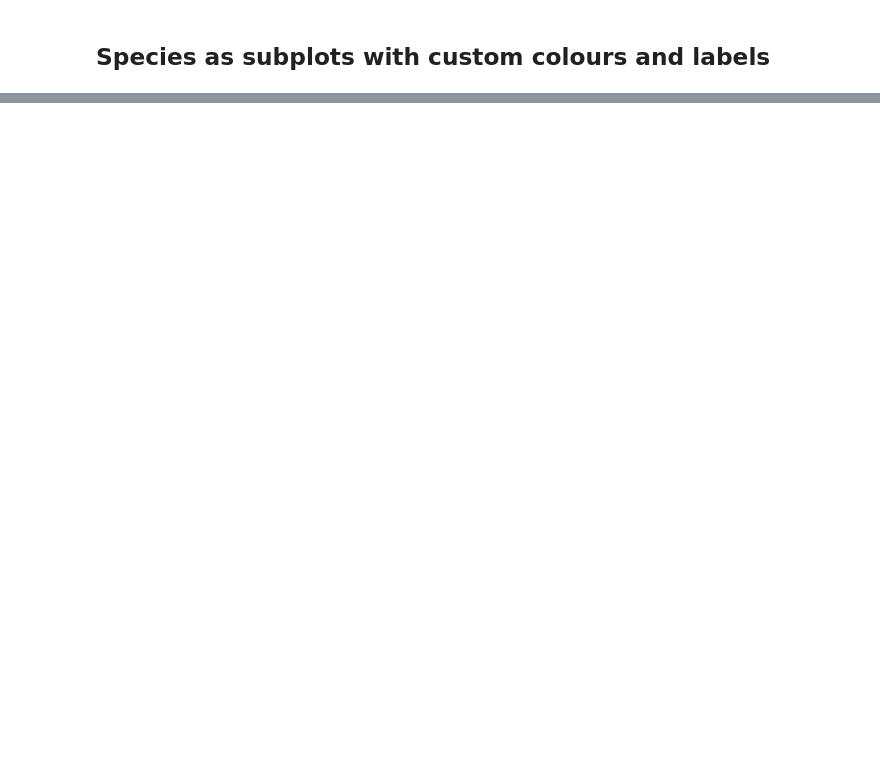
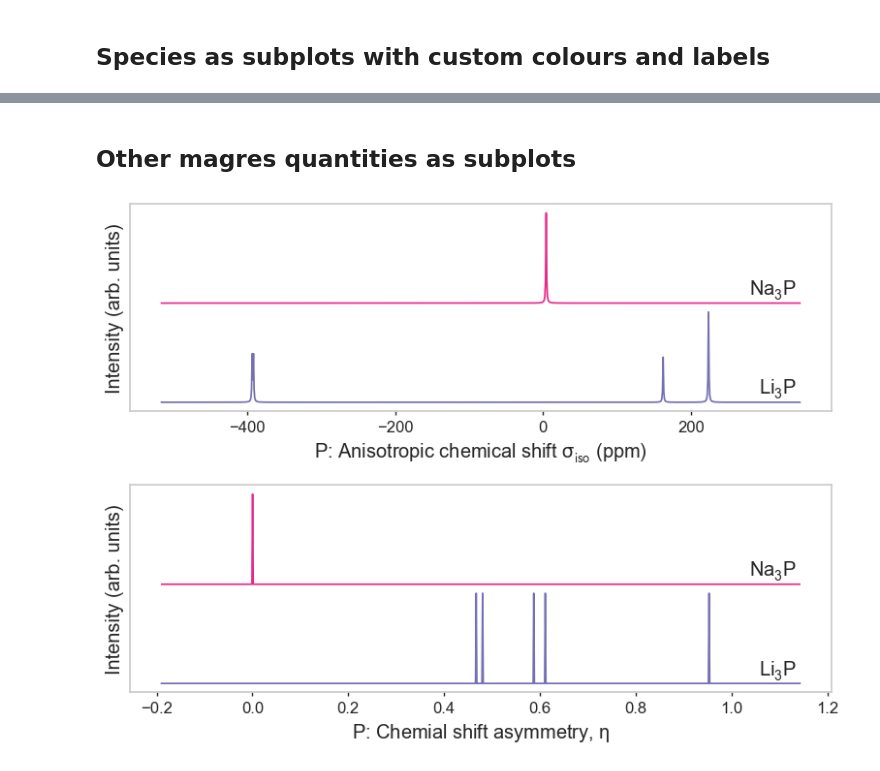
Before and after one commit to ml-evs/matador, a Jupyter notebook: examples/magres_plotting/magres_plotting.ipynb, the cells around one changed output, grey strips where cells are left out. Cells and saved outputs as stored; diff of their text form; code cells hidden in the pictures; blank space fills up the shorter version.

Commit message:
ENH: use units in magres plot and update example

```diff
--- a/examples/magres_plotting/magres_plotting.ipynb
+++ b/examples/magres_plotting/magres_plotting.ipynb
@@ -65,0 +65,17 @@ No sites of Li found in NaP_QE6.magres, signal will be empty.
+# %% [markdown]
+## Other magres quantities as subplots
+# %%
+import matplotlib.pyplot as plt
+fig, axes = plt.subplots(2, 1, figsize=(8, 6))
+plot_magres(
+    magres, "P", magres_key="chemical_shift_aniso",
+    ax=axes[0]
+)
+plot_magres(
+    magres, "P", magres_key="chemical_shift_asymmetry",
+    ax=axes[1],
+    broadening_width=0,
+)
+plt.tight_layout()
+# %% [output]
+[figure, added]
```
Also changed, not shown: parts of 3 cells of this notebook, 1 other file.
